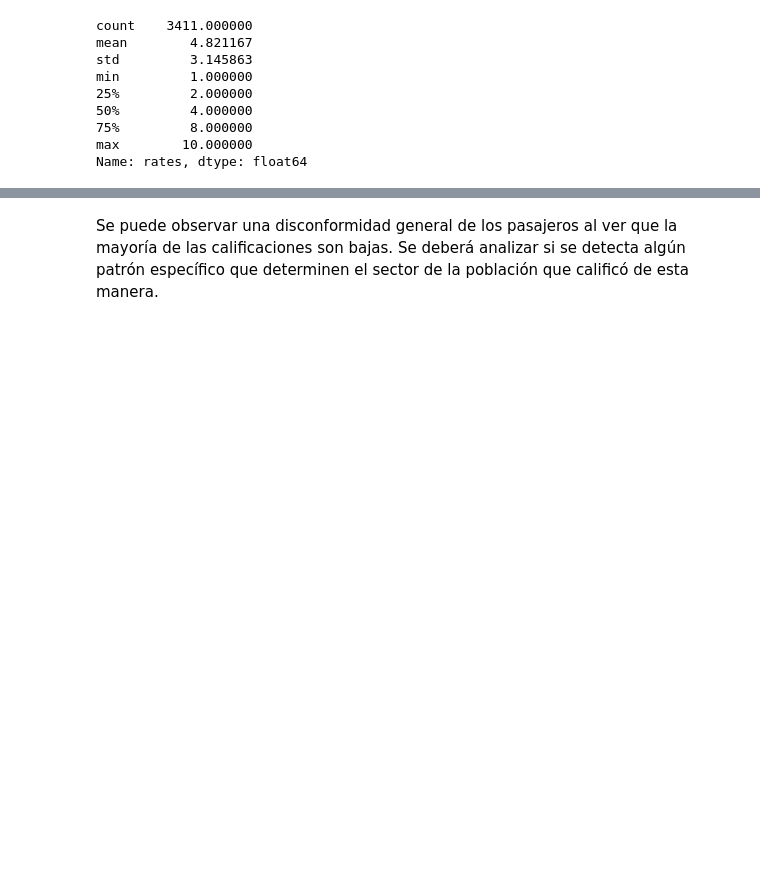
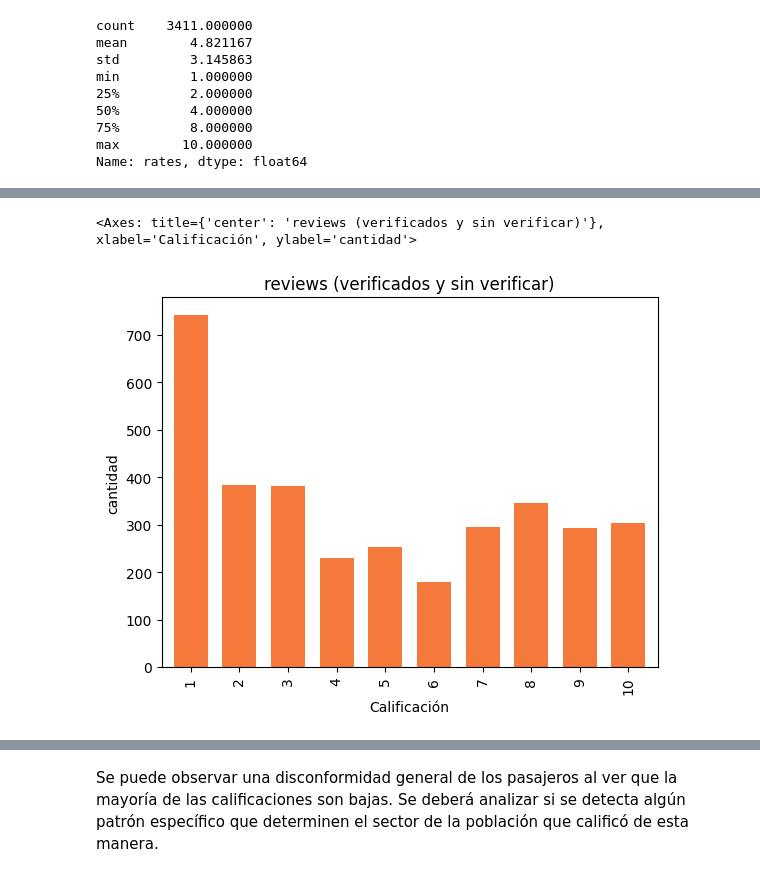
Before and after one commit to alexguttlein/TP1-AnalisisExploratorioDeDatos, a Jupyter notebook: TP1_Análisis_Exploratorio_de_Datos.ipynb, the cells around one changed output, grey strips where cells are left out. Drawn from its saved outputs; the diff is of its cells as text; code cells hidden in the pictures; blank space fills up the shorter version.

```diff
--- a/TP1_Análisis_Exploratorio_de_Datos.ipynb
+++ b/TP1_Análisis_Exploratorio_de_Datos.ipynb
@@ -416,0 +467,12 @@ Text(0.5, 1.0, 'Distribución de Calificaciones')
+# %%
+cleaned_reviews_barplot = cleaned_reviews.groupby(['rates'])['rates'].count()
+cleaned_reviews_barplot.plot(kind='bar',
+                             title='reviews (verificados y sin verificar)',
+                             x='rates',
+                             xlabel='Calificación',
+                             ylabel='cantidad',
+                             width=0.7,
+                             color=[colores['c1']])
+# %% [output]
+<Axes: title={'center': 'reviews (verificados y sin verificar)'}, xlabel='Calificación', ylabel='cantidad'>
+[figure, added]
```
Also changed, not shown: parts of 12 cells of this notebook.
